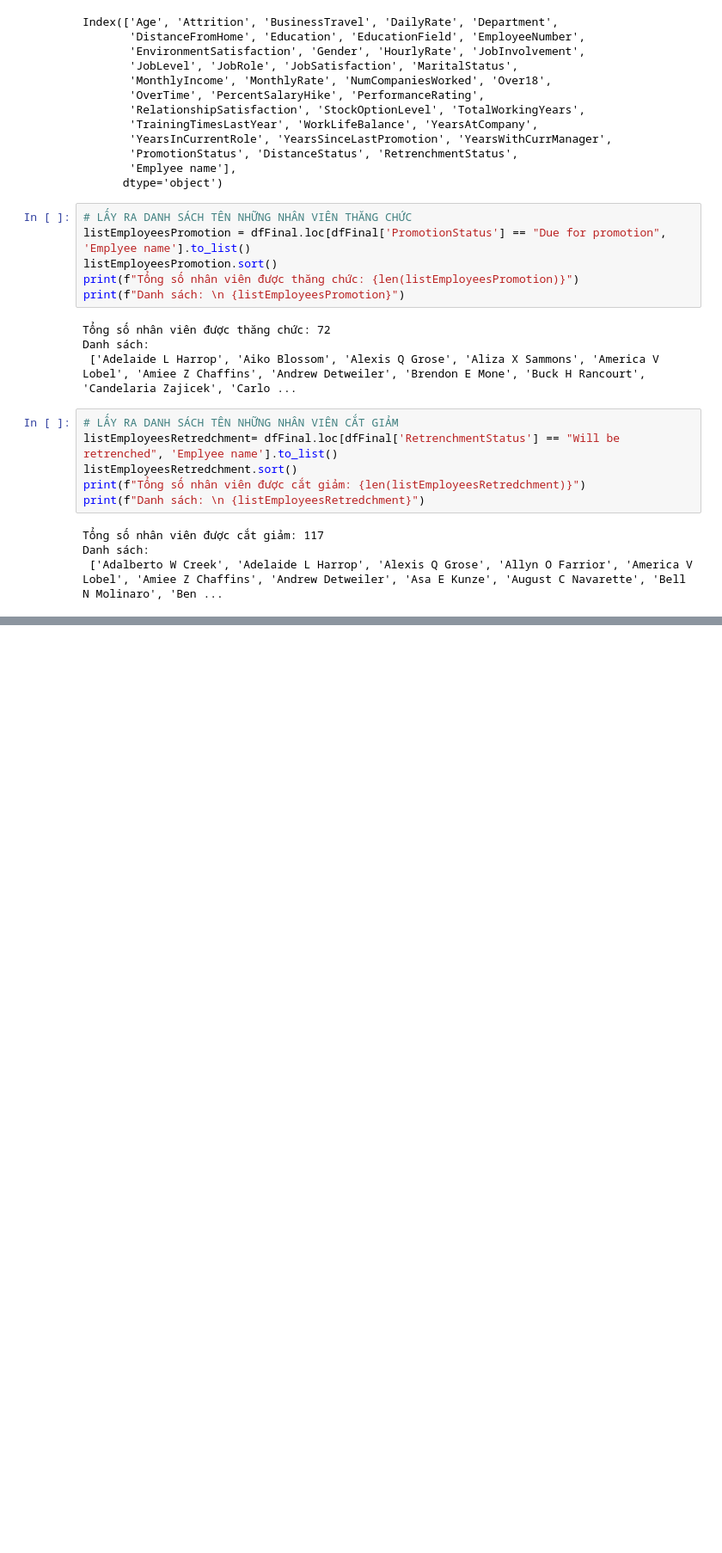
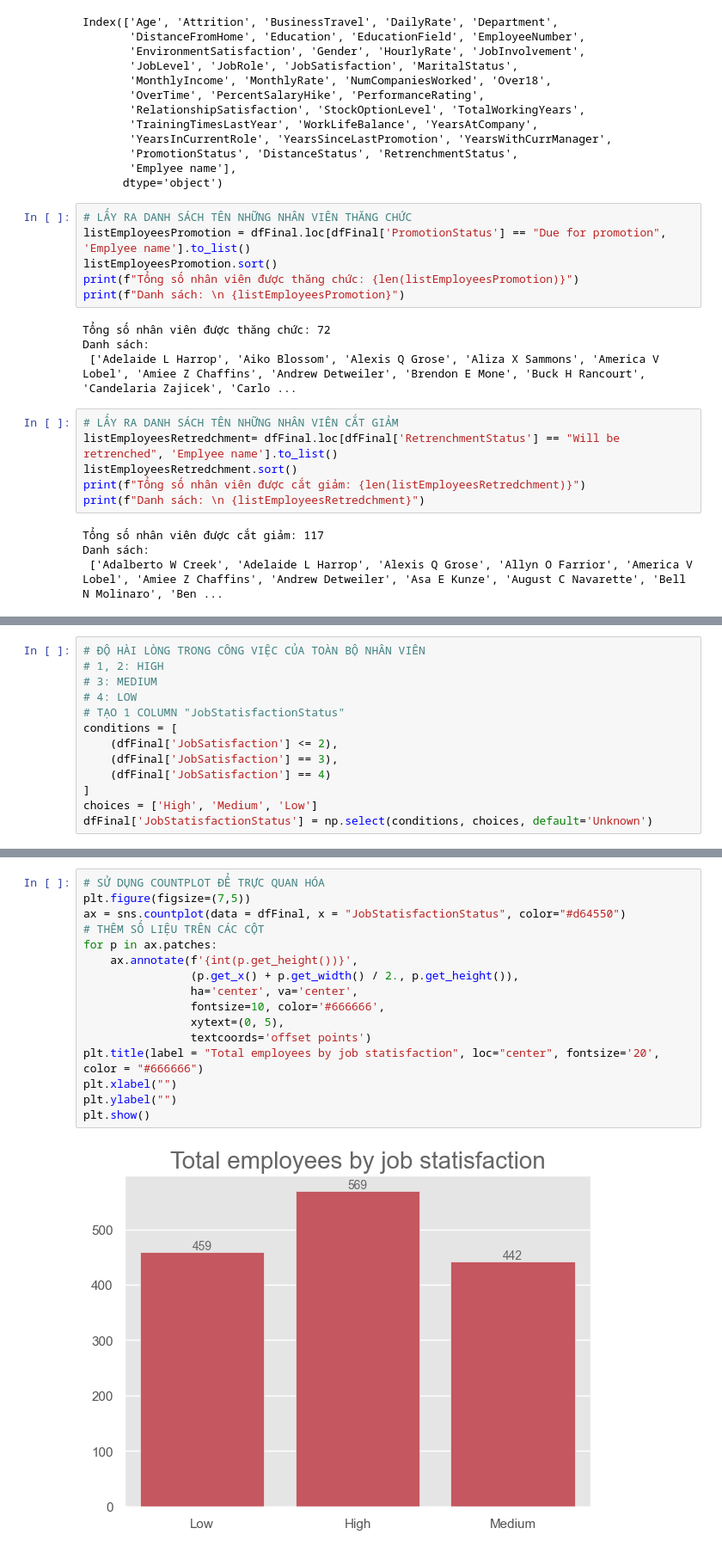
Before and after one commit to daominhthuan42/mindx-data-analytics-bootcamp, a Jupyter notebook: 00_MODULE_1/FINAL_PROJECT/02_PYTHON/FINAL_PROJECT.ipynb, the cells around one changed output, grey strips where cells are left out. Shown at 86% size. Cells and saved outputs as stored; diff of their text form; blank space fills up the shorter version.

```diff
--- a/00_MODULE_1/FINAL_PROJECT/02_PYTHON/FINAL_PROJECT.ipynb
+++ b/00_MODULE_1/FINAL_PROJECT/02_PYTHON/FINAL_PROJECT.ipynb
@@ -477,0 +544,13 @@ Danh sách:
+# %%
+# ĐỘ HÀI LÒNG TRONG CÔNG VIỆC CỦA TOÀN BỘ NHÂN VIÊN
+# 1, 2: HIGH
+# 3: MEDIUM
+# 4: LOW
+# TẠO 1 COLUMN "JobStatisfactionStatus"
+conditions = [
+    (dfFinal['JobSatisfaction'] <= 2),
+    (dfFinal['JobSatisfaction'] == 3),
+    (dfFinal['JobSatisfaction'] == 4)
+]
+choices = ['High', 'Medium', 'Low']
+dfFinal['JobStatisfactionStatus'] = np.select(conditions, choices, default='Unknown')
@@ -477,0 +572,18 @@ Danh sách:
+# %%
+# SỬ DỤNG COUNTPLOT ĐỂ TRỰC QUAN HÓA
+plt.figure(figsize=(7,5))
+ax = sns.countplot(data = dfFinal, x = "JobStatisfactionStatus", color="#d64550")
+# THÊM SỐ LIỆU TRÊN CÁC CỘT
+for p in ax.patches:
+    ax.annotate(f'{int(p.get_height())}',
+                (p.get_x() + p.get_width() / 2., p.get_height()),
+                ha='center', va='center',
+                fontsize=10, color='#666666',
+                xytext=(0, 5),
+                textcoords='offset points')
+plt.title(label = "Total employees by job statisfaction", loc="center", fontsize='20', color = "#666666")
+plt.xlabel("")
+plt.ylabel("")
+plt.show()
+# %% [output]
+[figure, added]
```
Also changed, not shown: parts of 26 cells of this notebook, 1 other file.
